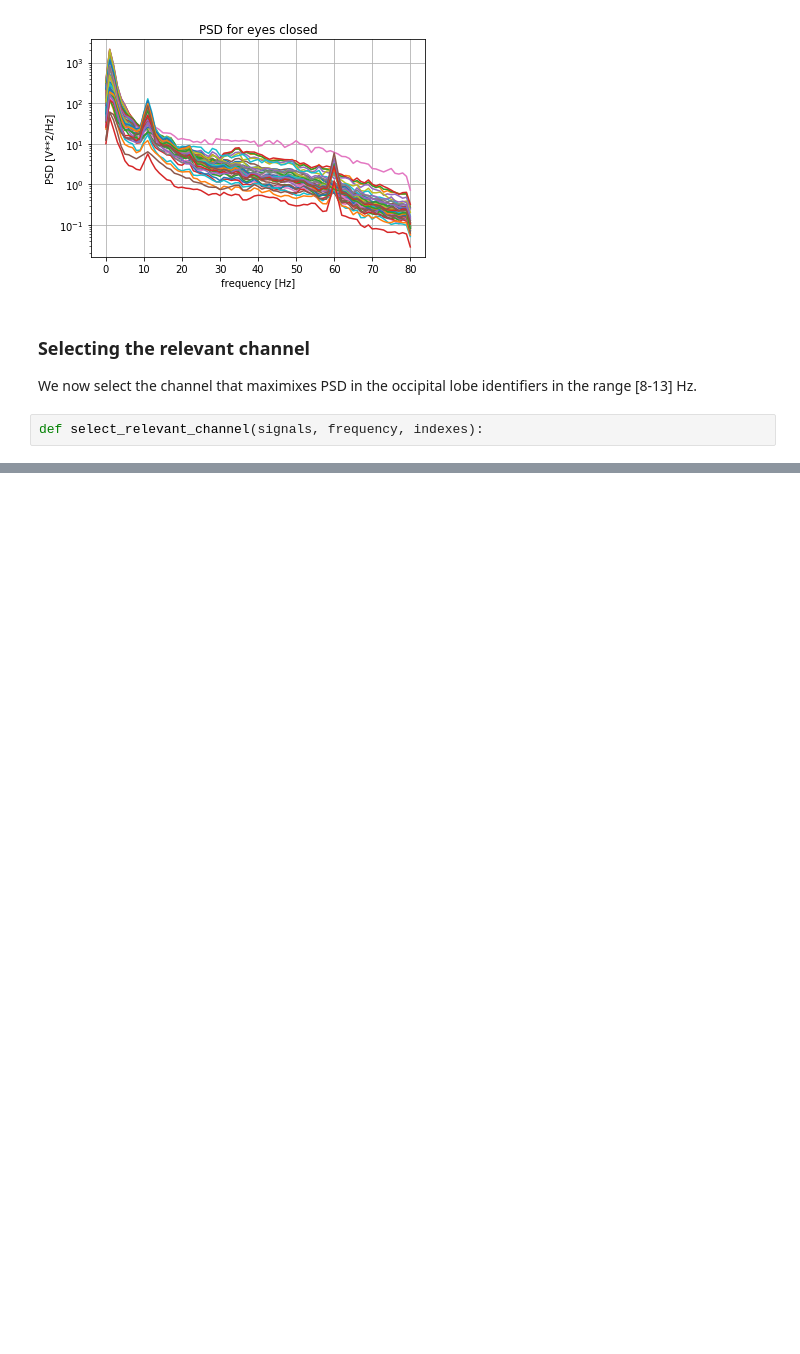
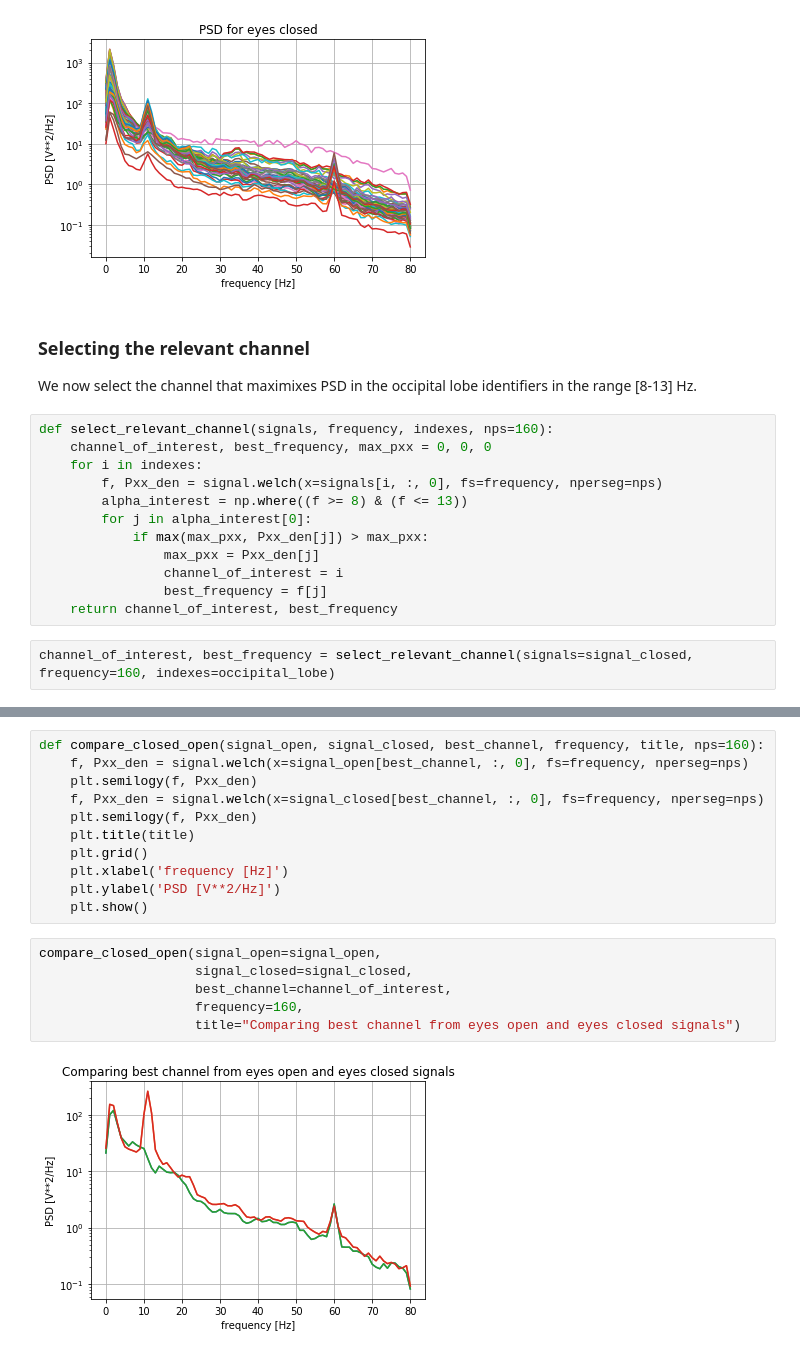
Before and after one commit to belgrades/neuroscience, a Jupyter notebook: 1. Spectral Analysis/PSD.ipynb, the cells around one changed output, grey strips where cells are left out. Saved outputs shown, nothing was run; the diff lists cells and outputs as text; blank space fills up the shorter version.

```diff
--- a/1. Spectral Analysis/PSD.ipynb
+++ b/1. Spectral Analysis/PSD.ipynb
@@ -104,5 +119,17 @@ plot_psd_welch(signals=signal_closed, frequency=160, title="PSD for eyes closed"
 ### Selecting the relevant channel
 
 We now select the channel that maximixes PSD in the occipital lobe identifiers in the range [8-13] Hz.
+# %%
+def select_relevant_channel(signals, frequency, indexes, nps=160):
+    channel_of_interest, best_frequency, max_pxx = 0, 0, 0
+    for i in indexes:
+        f, Pxx_den = signal.welch(x=signals[i, :, 0], fs=frequency, nperseg=nps)
+        alpha_interest = np.where((f >= 8) & (f <= 13))
+        for j in alpha_interest[0]:
+            if max(max_pxx, Pxx_den[j]) > max_pxx:
+                max_pxx = Pxx_den[j]
+                channel_of_interest = i
+                best_frequency = f[j]
+    return channel_of_interest, best_frequency
 # %%
-def select_relevant_channel(signals, frequency, indexes):
+channel_of_interest, best_frequency = select_relevant_channel(signals=signal_closed, frequency=160, indexes=occipital_lobe)
@@ -108,0 +145,19 @@ def select_relevant_channel(signals, frequency, indexes):
+# %%
+def compare_closed_open(signal_open, signal_closed, best_channel, frequency, title, nps=160):
+    f, Pxx_den = signal.welch(x=signal_open[best_channel, :, 0], fs=frequency, nperseg=nps)
+    plt.semilogy(f, Pxx_den)
+    f, Pxx_den = signal.welch(x=signal_closed[best_channel, :, 0], fs=frequency, nperseg=nps)
+    plt.semilogy(f, Pxx_den)
+    plt.title(title)
+    plt.grid()
+    plt.xlabel('frequency [Hz]')
+    plt.ylabel('PSD [V**2/Hz]')
+    plt.show()
+# %%
+compare_closed_open(signal_open=signal_open,
+                    signal_closed=signal_closed,
+                    best_channel=channel_of_interest,
+                    frequency=160,
+                    title="Comparing best channel from eyes open and eyes closed signals")
+# %% [output]
+[figure, added]
```
Also changed, not shown: parts of 7 cells of this notebook.
